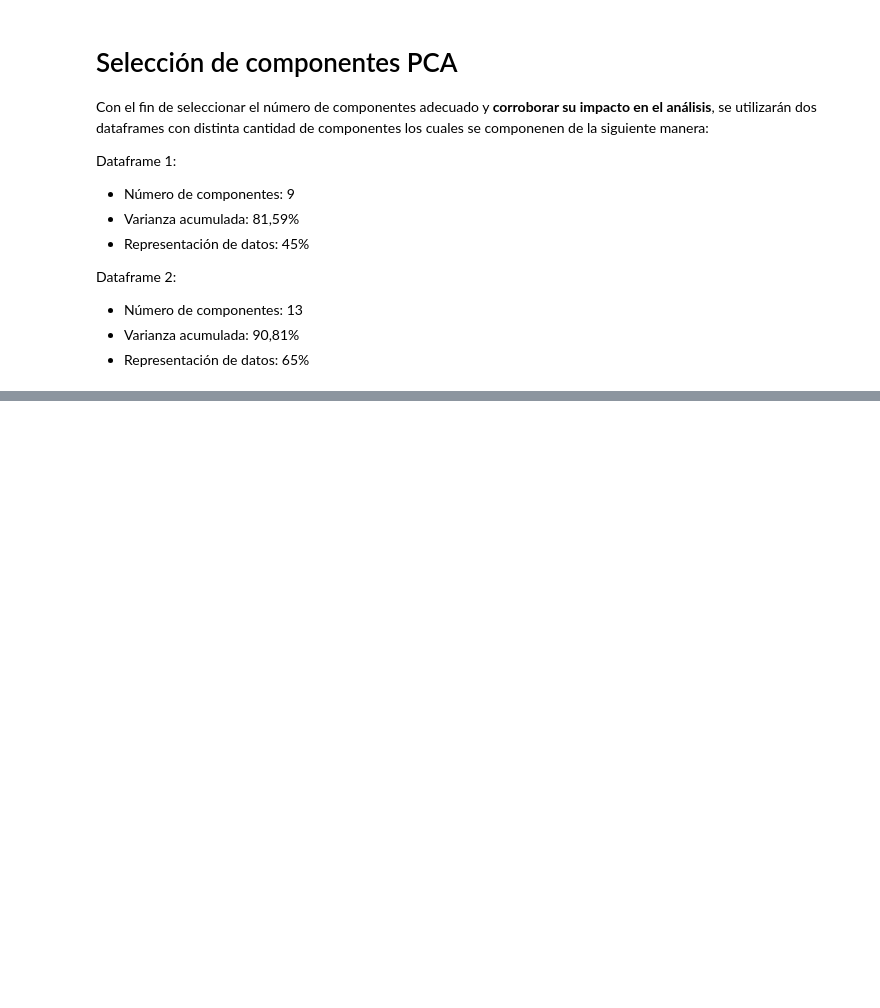
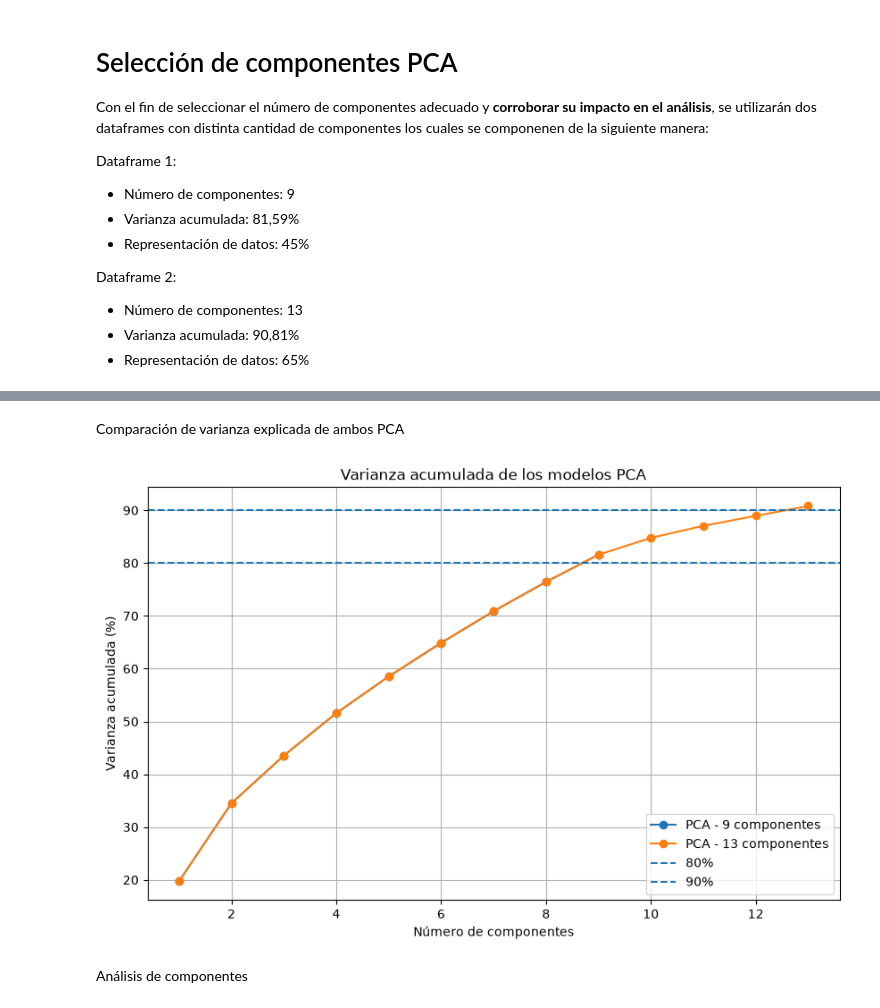
Before and after one commit to 0Trickster/Project-MLY-1, a Jupyter notebook: notebooks/05_Análisis_no_supervisado.ipynb, the cells around one changed output, grey strips where cells are left out. Saved outputs shown, nothing was run; the diff lists cells and outputs as text; code cells hidden in the pictures; blank space fills up the shorter version.

Commit message:
feature: PCA-graphics and K-means analysis

```diff
--- a/notebooks/05_Análisis_no_supervisado.ipynb
+++ b/notebooks/05_Análisis_no_supervisado.ipynb
@@ -203,3 +203,11 @@ Dataframe 2:
 * Número de componentes: 13
 * Varianza acumulada: 90,81%
 * Representación de datos: 65%
+# %%
+pca1 = PCA(n_components = 9)
+
+pca2 = PCA(n_components = 13)
+
+X_pca_df1 = pca1.fit_transform(X_pca)
+
+X_pca_df2 = pca2.fit_transform(X_pca)
@@ -205,0 +251,49 @@ Dataframe 2:
+# %% [markdown]
+Comparación de varianza explicada de ambos PCA
+# %%
+# PCA de 9 componentes
+varianza_9 = pca1.explained_variance_ratio_
+acumulada_9 = np.cumsum(varianza_9)
+
+# PCA de 13 componentes
+varianza_13 = pca2.explained_variance_ratio_
+acumulada_13 = np.cumsum(varianza_13)
+
+plt.figure(figsize=(10, 6))
+
+plt.plot(
+    range(1, 10),
+    acumulada_9 * 100,
+    marker="o",
+    label="PCA - 9 componentes"
+)
+
+plt.plot(
+    range(1, 14),
+    acumulada_13 * 100,
+    marker="o",
+    label="PCA - 13 componentes"
+)
+
+plt.axhline(
+    80,
+    linestyle="--",
+    label="80%"
+)
+
+plt.axhline(
+    90,
+    linestyle="--",
+    label="90%"
+)
+
+plt.xlabel("Número de componentes")
+plt.ylabel("Varianza acumulada (%)")
+plt.title("Varianza acumulada de los modelos PCA")
+plt.legend()
+plt.grid(True)
+plt.show()
+# %% [output]
+[figure, added]
+# %% [markdown]
+Análisis de componentes
```
Also changed, not shown: parts of 25 cells of this notebook.
